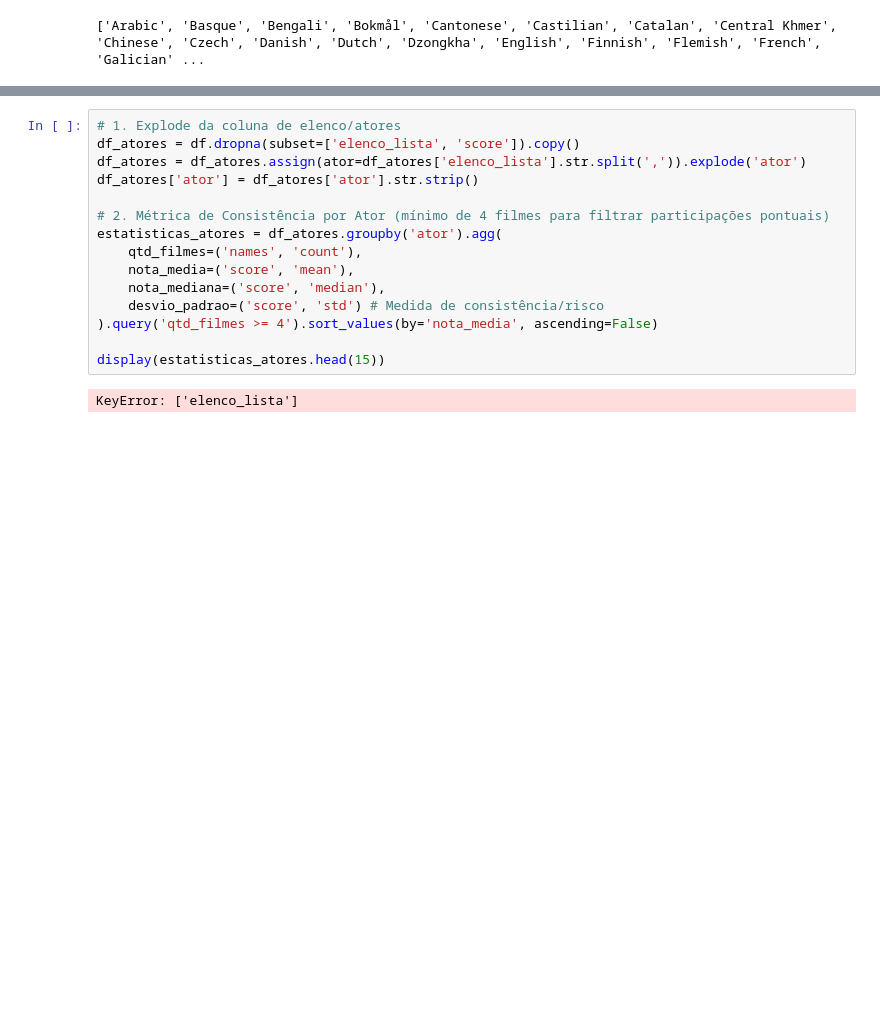
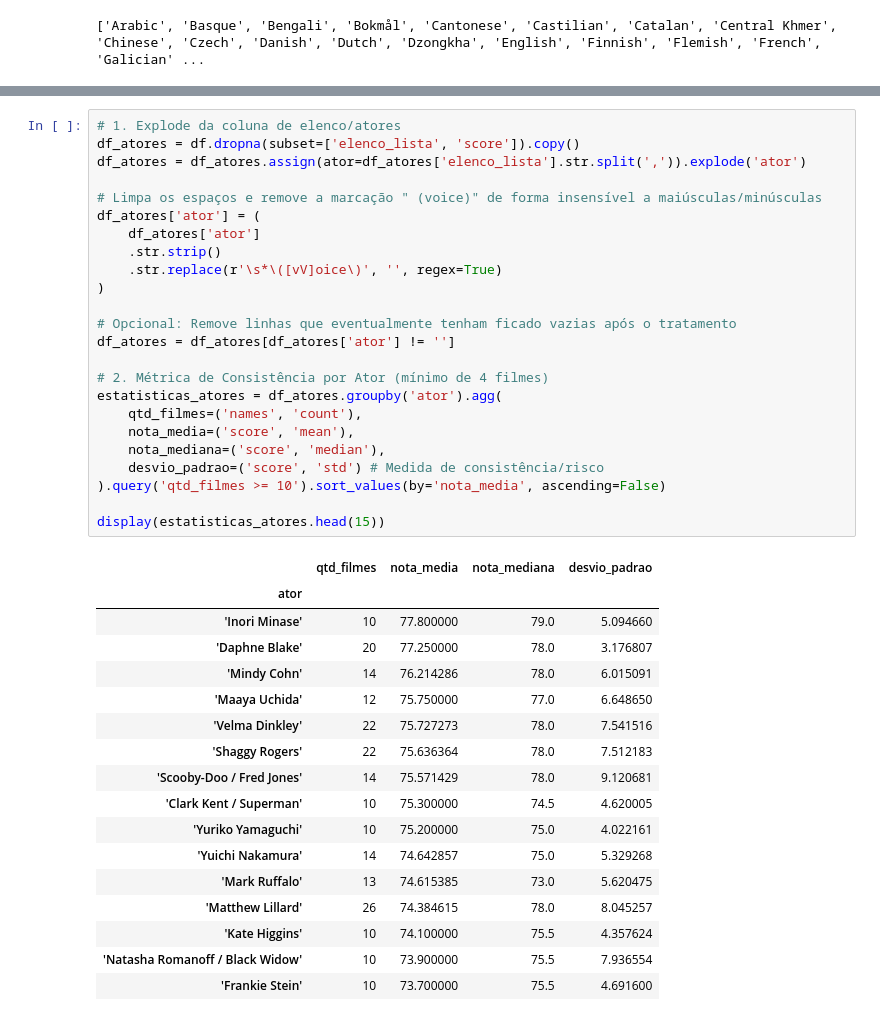
Before and after one commit to ClaudiaSobral/treinamento-dados-end-to-end, a Jupyter notebook: notebooks/03_Corr.ipynb, the cells around one changed output, grey strips where cells are left out. Drawn from its saved outputs; the diff is of its cells as text; blank space fills up the shorter version.

```diff
--- a/notebooks/03_Corr.ipynb
+++ b/notebooks/03_Corr.ipynb
@@ -207,17 +208,42 @@ display(df_resumo_linguas[df_resumo_linguas['Qtd filmes'] > 10].sort_values(by='
 # %%
 # 1. Explode da coluna de elenco/atores
 df_atores = df.dropna(subset=['elenco_lista', 'score']).copy()
 df_atores = df_atores.assign(ator=df_atores['elenco_lista'].str.split(',')).explode('ator')
-df_atores['ator'] = df_atores['ator'].str.strip()
 
-# 2. Métrica de Consistência por Ator (mínimo de 4 filmes para filtrar participações pontuais)
+# Limpa os espaços e remove a marcação " (voice)" de forma insensível a maiúsculas/minúsculas
+df_atores['ator'] = (
+    df_atores['ator']
+    .str.strip()
+    .str.replace(r'\s*\([vV]oice\)', '', regex=True)
+)
+
+# Opcional: Remove linhas que eventualmente tenham ficado vazias após o tratamento
+df_atores = df_atores[df_atores['ator'] != '']
+
+# 2. Métrica de Consistência por Ator (mínimo de 4 filmes)
 estatisticas_atores = df_atores.groupby('ator').agg(
     qtd_filmes=('names', 'count'),
     nota_media=('score', 'mean'),
     nota_mediana=('score', 'median'),
     desvio_padrao=('score', 'std') # Medida de consistência/risco
-).query('qtd_filmes >= 4').sort_values(by='nota_media', ascending=False)
+).query('qtd_filmes >= 10').sort_values(by='nota_media', ascending=False)
 
 display(estatisticas_atores.head(15))
 # %% [output]
-KeyError: ['elenco_lista']
+|  | qtd_filmes | nota_media | nota_mediana | desvio_padrao |
+| ator |  |  |  |  |
+| 'Inori Minase' | 10 | 77.800000 | 79.0 | 5.094660 |
+| 'Daphne Blake' | 20 | 77.250000 | 78.0 | 3.176807 |
+| 'Mindy Cohn' | 14 | 76.214286 | 78.0 | 6.015091 |
+| 'Maaya Uchida' | 12 | 75.750000 | 77.0 | 6.648650 |
+| 'Velma Dinkley' | 22 | 75.727273 | 78.0 | 7.541516 |
+| 'Shaggy Rogers' | 22 | 75.636364 | 78.0 | 7.512183 |
+| 'Scooby-Doo / Fred Jones' | 14 | 75.571429 | 78.0 | 9.120681 |
+| 'Clark Kent / Superman' | 10 | 75.300000 | 74.5 | 4.620005 |
+| 'Yuriko Yamaguchi' | 10 | 75.200000 | 75.0 | 4.022161 |
+| 'Yuichi Nakamura' | 14 | 74.642857 | 75.0 | 5.329268 |
+| 'Mark Ruffalo' | 13 | 74.615385 | 73.0 | 5.620475 |
+| 'Matthew Lillard' | 26 | 74.384615 | 78.0 | 8.045257 |
+| 'Kate Higgins' | 10 | 74.100000 | 75.5 | 4.357624 |
+| 'Natasha Romanoff / Black Widow' | 10 | 73.900000 | 75.5 | 7.936554 |
+| 'Frankie Stein' | 10 | 73.700000 | 75.5 | 4.691600 |
```
Also changed, not shown: parts of 14 cells of this notebook, 1 other file.
